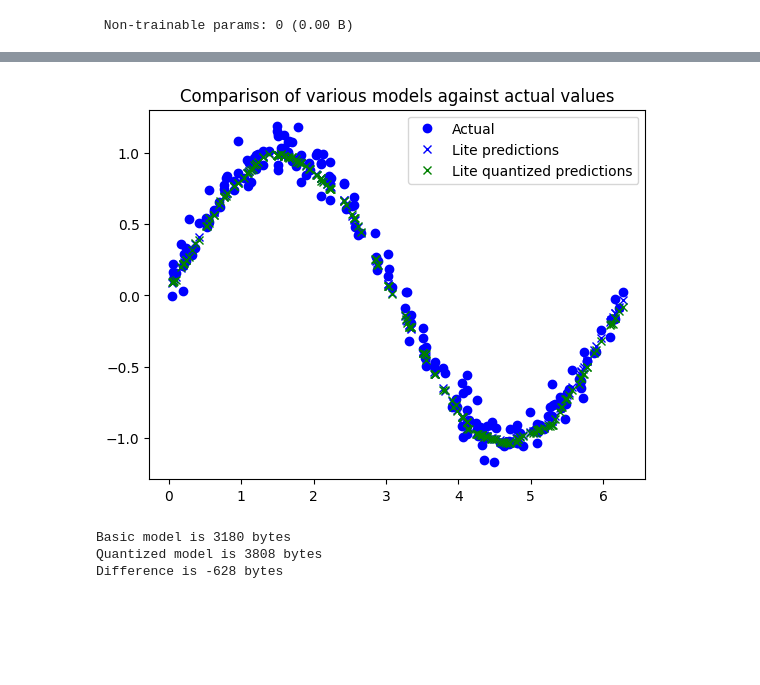
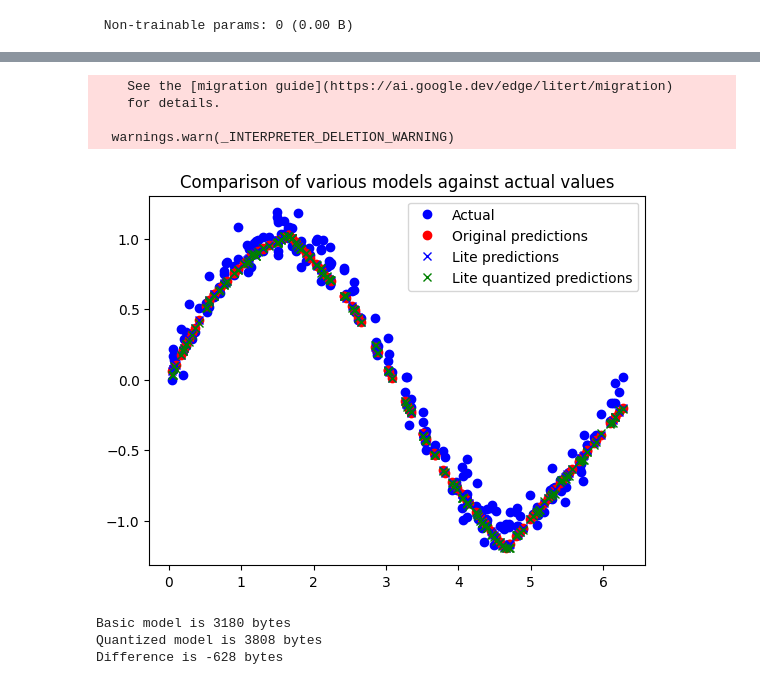
Before and after one commit to FelipeCourtois/tinyML_sine_model, a Jupyter notebook: ml_sine_model.ipynb, the cells around one changed output, grey strips where cells are left out. Drawn from its saved outputs; the diff is of its cells as text; code cells hidden in the pictures; blank space fills up the shorter version.

```diff
--- a/ml_sine_model.ipynb
+++ b/ml_sine_model.ipynb
@@ -365,35 +365,39 @@ sine_model_quantized_output_index = sine_model_quantized.get_output_details()[0]
 sine_model_predictions = []
 sine_model_quantized_predictions = []
 
 # Run each model's interpreter for each value and store the results in arrays
 for x_value in x_test:
     # Create a 2D tensor wrapping the current x value
     x_value_tensor = tf.convert_to_tensor([[x_value]], dtype=np.float32)
 
     # Write the value to the input tensor
     sine_model.set_tensor(sine_model_input_index, x_value_tensor)
     sine_model.invoke()
     sine_model_predictions.append(sine_model.get_tensor(sine_model_output_index)[0])
 
     # Do the same for the quantized model
     sine_model_quantized.set_tensor(sine_model_quantized_input_index, x_value_tensor)
     sine_model_quantized.invoke()
     sine_model_quantized_predictions.append(sine_model_quantized.get_tensor(sine_model_quantized_output_index)[0])
 
 # See how they line up with the data
 import matplotlib.pyplot as plt
 
 plt.clf()
 plt.title('Comparison of various models against actual values')
 plt.plot(x_test, y_test, 'bo', label='Actual')
 # Assuming 'predictions' exists from previous steps (your original Keras model)
-# plt.plot(x_test, predictions, 'ro', label='Original predictions')
+plt.plot(x_test, predictions, 'ro', label='Original predictions')
 plt.plot(x_test, sine_model_predictions, 'bx', label='Lite predictions')
 plt.plot(x_test, sine_model_quantized_predictions, 'gx', label='Lite quantized predictions')
 plt.legend()
 plt.show()
 # %% [output]
+    See the [migration guide](https://ai.google.dev/edge/litert/migration)
+    for details.
+
+  warnings.warn(_INTERPRETER_DELETION_WARNING)
-[figure, old version]
+[figure, new version]
 # %%
 import os
 basic_model_size = os.path.getsize("sine_model.tflite")
```
Also changed, not shown: parts of 11 cells of this notebook.
